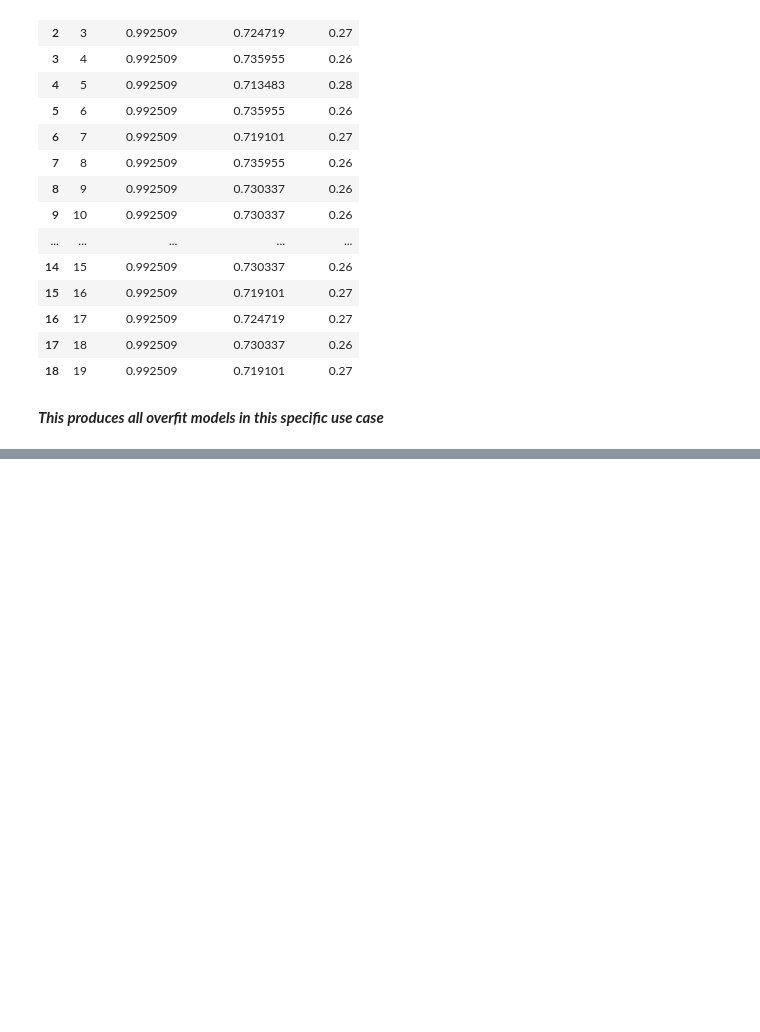
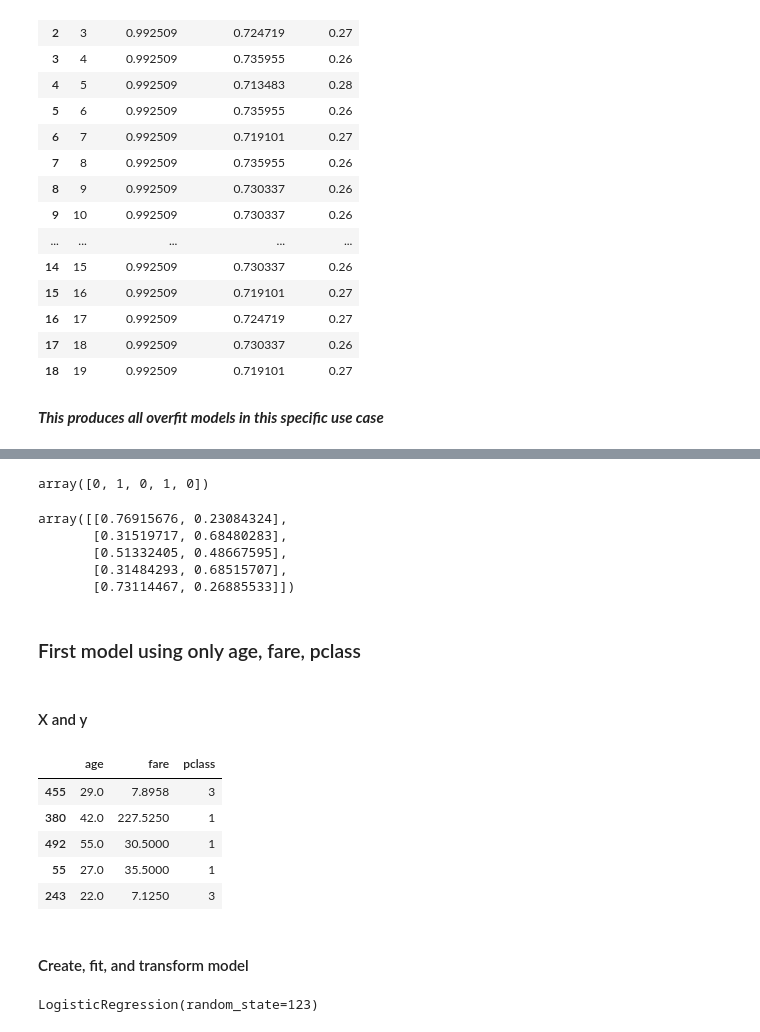
Before and after one commit to adam-talbot/classification-exercises, a Jupyter notebook: model.ipynb, the cells around one changed output, grey strips where cells are left out. Cells and saved outputs as stored; diff of their text form; code cells hidden in the pictures; blank space fills up the shorter version.

```diff
--- a/model.ipynb
+++ b/model.ipynb
@@ -2656,0 +2738,40 @@ results
+# %%
+# take a look at predictions
+y_pred[:5]
+# %% [output]
+array([0, 1, 0, 1, 0])
+# %%
+# Take a look at probabilities
+logit.predict_proba(X_train)[:5]
+# %% [output]
+array([[0.76915676, 0.23084324],
+       [0.31519717, 0.68480283],
+       [0.51332405, 0.48667595],
+       [0.31484293, 0.68515707],
+       [0.73114467, 0.26885533]])
+# %% [markdown]
+### First model using only age, fare, pclass
+# %% [markdown]
+#### X and y
+# %%
+# create X & y version of train, where y is a series with just the target variable and X are all the features.
+
+X_train = train[['age', 'fare', 'pclass']]
+y_train = train.survived
+
+X_validate = validate[['age', 'fare', 'pclass']]
+y_validate = validate.survived
+
+X_test = test[['age', 'fare', 'pclass']]
+y_test = test.survived
+# %%
+X_train.head()
+# %% [output]
+|  | age | fare | pclass |
+| 455 | 29.0 | 7.8958 | 3 |
+| 380 | 42.0 | 227.5250 | 1 |
+| 492 | 55.0 | 30.5000 | 1 |
+| 55 | 27.0 | 35.5000 | 1 |
+| 243 | 22.0 | 7.1250 | 3 |
+# %% [markdown]
+#### Create, fit, and transform model
@@ -2656,0 +2783,5 @@ results
+# %%
+# fit the model on train data
+logit.fit(X_train, y_train)
+# %% [output]
+LogisticRegression(random_state=123)
```
Also changed, not shown: parts of 152 cells of this notebook.
